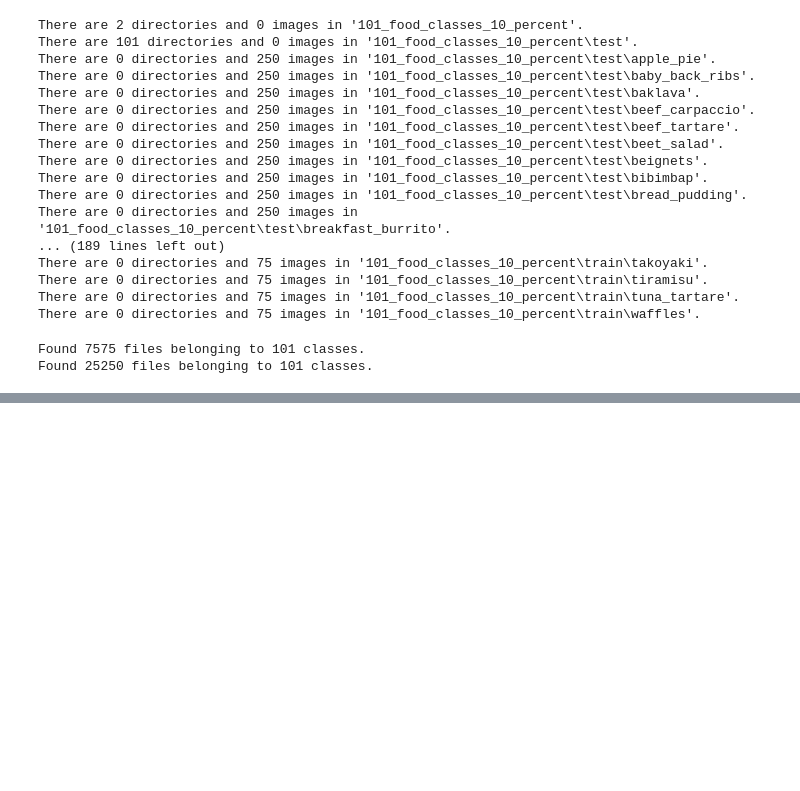
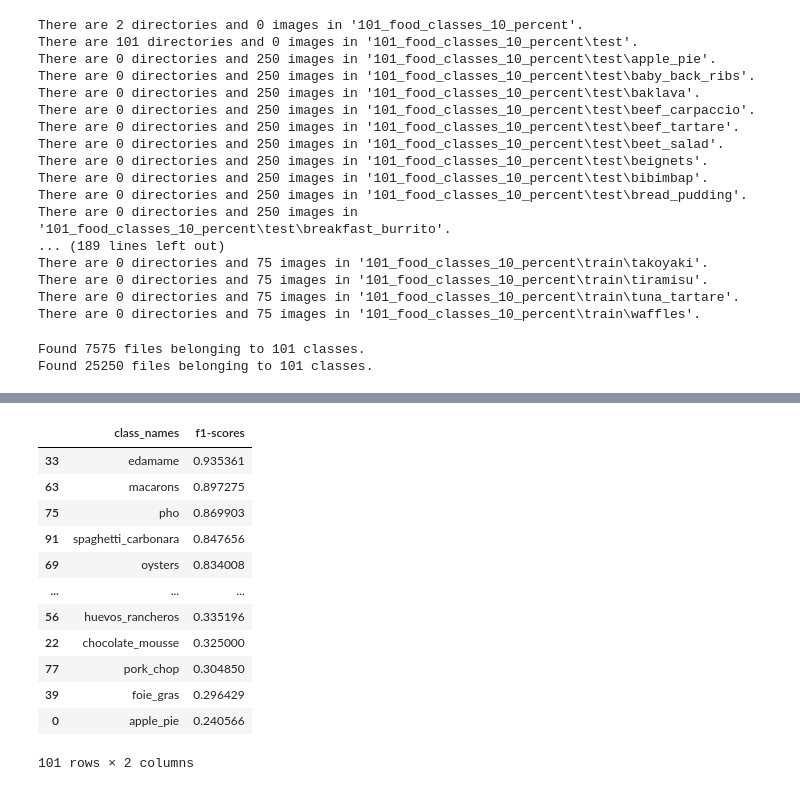
Before and after one commit to vivek11416/tensorFlow, a Jupyter notebook: TransferLearning/Tf_tl_3.ipynb, the cells around one changed output, grey strips where cells are left out. Saved outputs shown, nothing was run; the diff lists cells and outputs as text; code cells hidden in the pictures; blank space fills up the shorter version.

```diff
--- a/TransferLearning/Tf_tl_3.ipynb
+++ b/TransferLearning/Tf_tl_3.ipynb
@@ -211,0 +412,16 @@ loaded_model.evaluate(test_data)
+# %%
+f1_scores
+# %% [output]
+|  | class_names | f1-scores |
+| 33 | edamame | 0.935361 |
+| 63 | macarons | 0.897275 |
+| 75 | pho | 0.869903 |
+| 91 | spaghetti_carbonara | 0.847656 |
+| 69 | oysters | 0.834008 |
+| ... | ... | ... |
+| 56 | huevos_rancheros | 0.335196 |
+| 22 | chocolate_mousse | 0.325000 |
+| 77 | pork_chop | 0.304850 |
+| 39 | foie_gras | 0.296429 |
+| 0 | apple_pie | 0.240566 |
+101 rows × 2 columns
```
Also changed, not shown: parts of 30 cells of this notebook, 10 other files.
